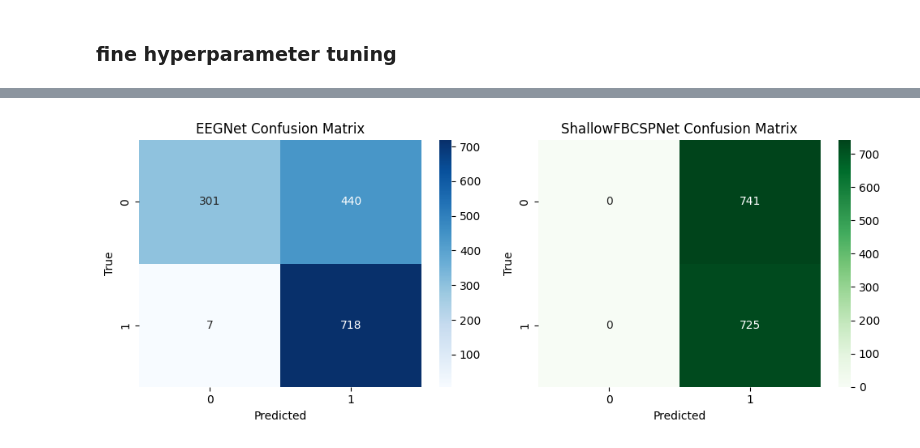
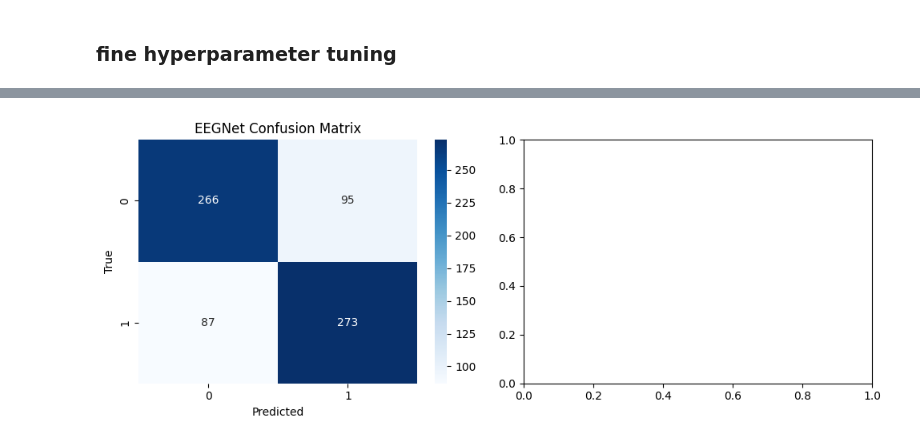
Before and after one commit to sumachinta/Motor-Imagery-EEG-Classifier, a Jupyter notebook: notebooks/05_eegnet_shallowfbcspnet.ipynb, the cells around one changed output, grey strips where cells are left out. Cells and saved outputs as stored; diff of their text form; code cells hidden in the pictures.

Commit message:
updated loso final eval

```diff
--- a/notebooks/05_eegnet_shallowfbcspnet.ipynb
+++ b/notebooks/05_eegnet_shallowfbcspnet.ipynb
@@ -609,19 +543,21 @@ Training curves saved to /Users/suma/Documents/Motor-Imagery-EEG-Classifier-1/fi
 # %%
 from sklearn.metrics import accuracy_score, cohen_kappa_score
+from src.utils_io import makeEEGclassifier
 import numpy as np
 import pandas as pd
 
-def loso_final_eval(X, y, subjects, build_module, preproc_pair_fn, label="EEGNet LOSO"):
+def loso_final_eval(EpochData: EpochDataset, build_module, preproc_pair_fn, label="EEGNet LOSO"):
     """
     Leave-One-Subject-Out evaluation.
-    X : (N, C, T)
-    y : (N,)
-    subjects : (N,) array of subject IDs
+    EpochData : EpochDataset
     build_module : function that returns a fresh EEG model
     preproc_pair_fn : function(X_train, X_test) -> (X_train_p, X_test_p)
     """
+    X, y, subjects = EpochData.X, EpochData.y, EpochData.subjects
+    classes_ = np.unique(y)
     unique_subs = np.unique(subjects)
     rows = []
+    y_all_true, y_all_pred = [], []
 
     for sub in unique_subs:
         print(f"\n🧠 Testing on subject {sub}...")
@@ -635,7 +571,7 @@ def loso_final_eval(X, y, subjects, build_module, preproc_pair_fn, label="EEGNet
         Xtr_p, Xte_p = preproc_pair_fn(Xtr, Xte)
 
         # build and train
-        clf = make_eeg_clf(build_module())
+        clf = makeEEGclassifier(build_module(), classes_)
         clf.fit(Xtr_p, ytr)
 
         # predict on test subject
@@ -646,14 +582,20 @@ def loso_final_eval(X, y, subjects, build_module, preproc_pair_fn, label="EEGNet
         rows.append(dict(sub=sub, acc=acc, kappa=kappa, n_test=len(yte)))
         print(f"   acc={acc:.3f}, κ={kappa:.3f}")
 
+        # collect for global CM
+        y_all_true.append(yte)
+        y_all_pred.append(yhat)
+
     df = pd.DataFrame(rows)
+    y_all_true = np.concatenate(y_all_true)
+    y_all_pred = np.concatenate(y_all_pred)
     print(f"\n{label}: acc {df.acc.mean():.3f}±{df.acc.std():.3f} | κ {df.kappa.mean():.3f}±{df.kappa.std():.3f}")
-    return df
+    return df, y_all_true, y_all_pred, clf
 # %%
 # Final hold-out per subject (LOSO)
-df_loso = loso_final_eval(
-    X, y, subjects,
-    build_module=lambda: make_eegnet(F1=8, D=2, drop=0.25),
+df_loso, y_loso_true, y_loso_pred = loso_final_eval(
+    EpochData,
+    build_module=lambda: make_eegnet(EpochData,F1=8, D=2, drop=0.25),
     preproc_pair_fn=zscore_per_trial_pair,
     label="EEGNet + per-trial z-score (LOSO final test)"
 )
@@ -678,22 +726,22 @@ Stopping since valid_loss has not improved in the last 5 epochs.
 # %%
 from sklearn.metrics import confusion_matrix
 import matplotlib.pyplot as plt
 import seaborn as sns
-cm_eegnet = confusion_matrix(y, y_pred_eegnet)
-cm_shallow = confusion_matrix(y, y_pred_shallow)
+cm_eegnet = confusion_matrix(y_loso_true, y_loso_pred)
+# cm_shallow = confusion_matrix(y, y_pred_shallow)
 f, ax = plt.subplots(1,2, figsize=(10,4))
 sns.heatmap(cm_eegnet, annot=True, fmt='d', ax=ax[0], cmap='Blues')
 ax[0].set_title('EEGNet Confusion Matrix')
 ax[0].set_xlabel('Predicted')
 ax[0].set_ylabel('True')
-sns.heatmap(cm_shallow, annot=True, fmt='d', ax=ax[1], cmap='Greens')
-ax[1].set_title('ShallowFBCSPNet Confusion Matrix')
-ax[1].set_xlabel('Predicted')
-ax[1].set_ylabel('True')
+# sns.heatmap(cm_shallow, annot=True, fmt='d', ax=ax[1], cmap='Greens')
+# ax[1].set_title('ShallowFBCSPNet Confusion Matrix')
+# ax[1].set_xlabel('Predicted')
+# ax[1].set_ylabel('True')
 plt.tight_layout()
 plt.show()#savefig(FIGS / "confusion_matrices.png", dpi=300)
 # %% [output]
-[figure, old version]
+[figure, new version]
 # %%
 # Visualize learned temporal kernel of EEGNet
 import matplotlib.pyplot as plt
```
Also changed, not shown: parts of 15 cells of this notebook, 1 other file.
